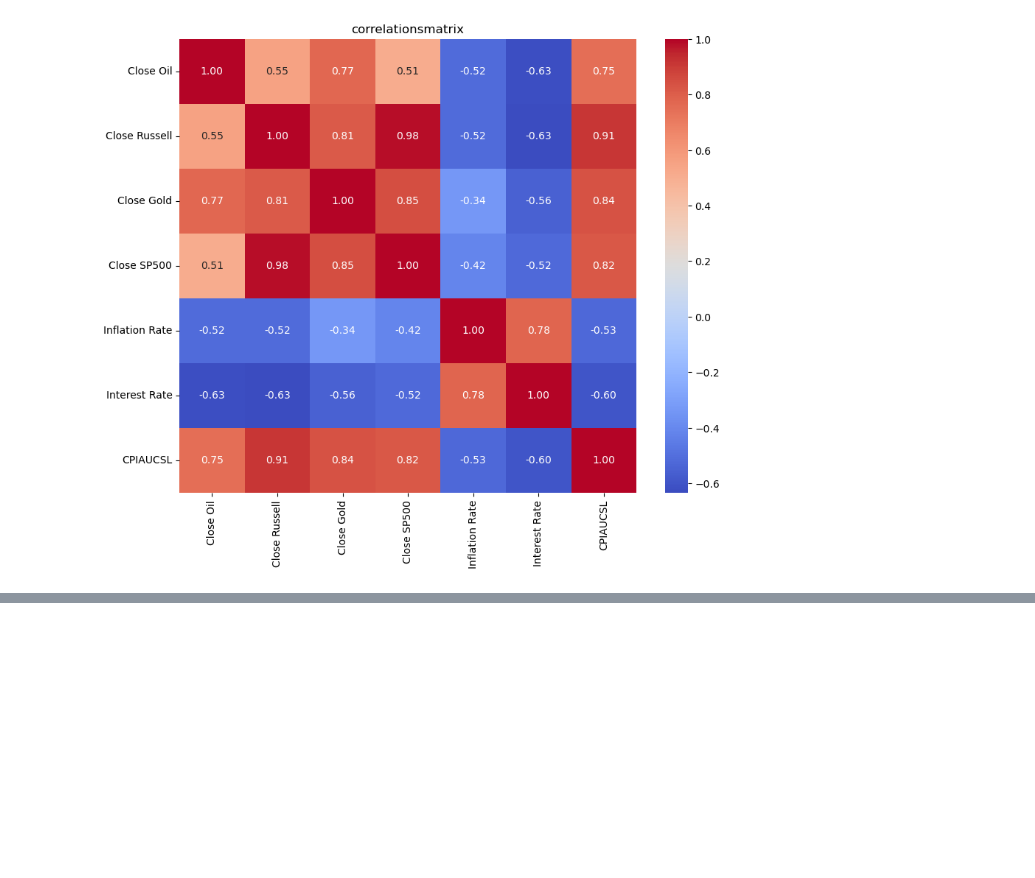
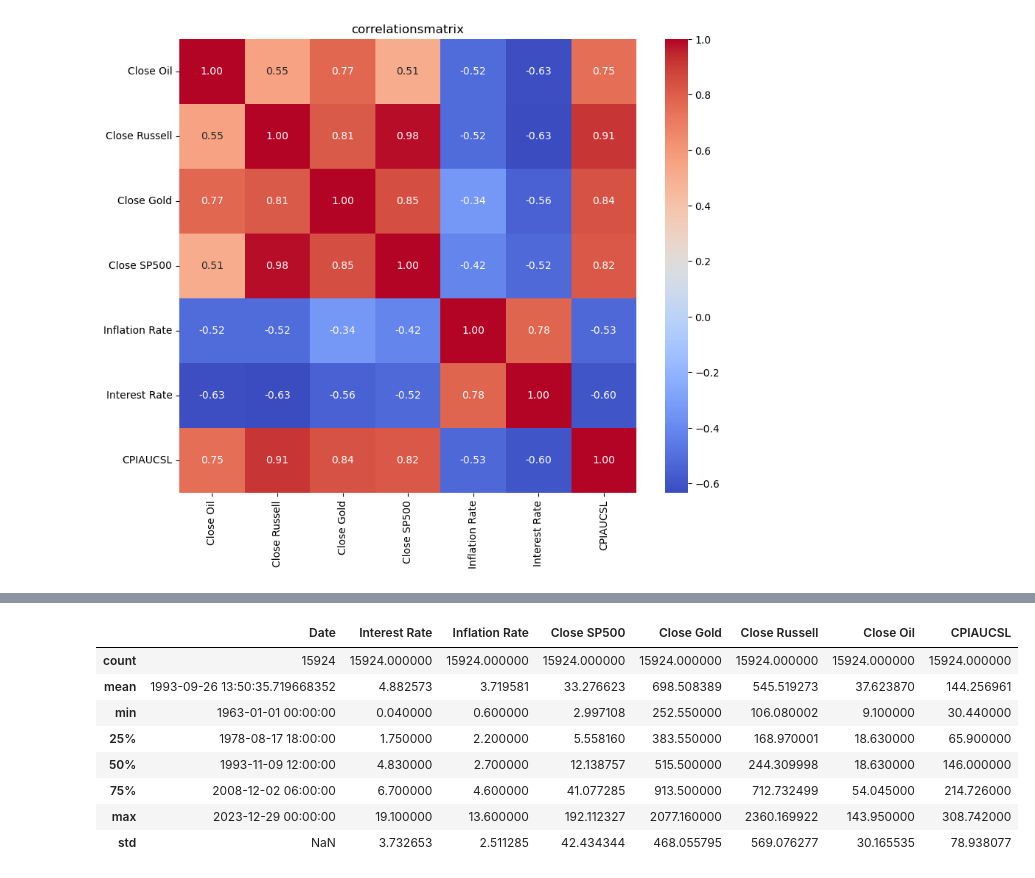
Before and after one commit to badranyoussef/bi-exam-project-stock, a Jupyter notebook: notebooks/combining_all_data.ipynb, the cells around one changed output, grey strips where cells are left out. Cells and saved outputs as stored; diff of their text form; code cells hidden in the pictures; blank space fills up the shorter version.

```diff
--- a/notebooks/combining_all_data.ipynb
+++ b/notebooks/combining_all_data.ipynb
@@ -560,0 +646,12 @@ oil -> cpi, gold<br>
+# %%
+df_filled.describe()
+# %% [output]
+|  | Date | Interest Rate | Inflation Rate | Close SP500 | Close Gold | Close Russell | Close Oil | CPIAUCSL |
+| count | 15924 | 15924.000000 | 15924.000000 | 15924.000000 | 15924.000000 | 15924.000000 | 15924.000000 | 15924.000000 |
+| mean | 1993-09-26 13:50:35.719668352 | 4.882573 | 3.719581 | 33.276623 | 698.508389 | 545.519273 | 37.623870 | 144.256961 |
+| min | 1963-01-01 00:00:00 | 0.040000 | 0.600000 | 2.997108 | 252.550000 | 106.080002 | 9.100000 | 30.440000 |
+| 25% | 1978-08-17 18:00:00 | 1.750000 | 2.200000 | 5.558160 | 383.550000 | 168.970001 | 18.630000 | 65.900000 |
+| 50% | 1993-11-09 12:00:00 | 4.830000 | 2.700000 | 12.138757 | 515.500000 | 244.309998 | 18.630000 | 146.000000 |
+| 75% | 2008-12-02 06:00:00 | 6.700000 | 4.600000 | 41.077285 | 913.500000 | 712.732499 | 54.045000 | 214.726000 |
+| max | 2023-12-29 00:00:00 | 19.100000 | 13.600000 | 192.112327 | 2077.160000 | 2360.169922 | 143.950000 | 308.742000 |
+| std | NaN | 3.732653 | 2.511285 | 42.434344 | 468.055795 | 569.076277 | 30.165535 | 78.938077 |
```
Also changed, not shown: parts of 21 cells of this notebook.
